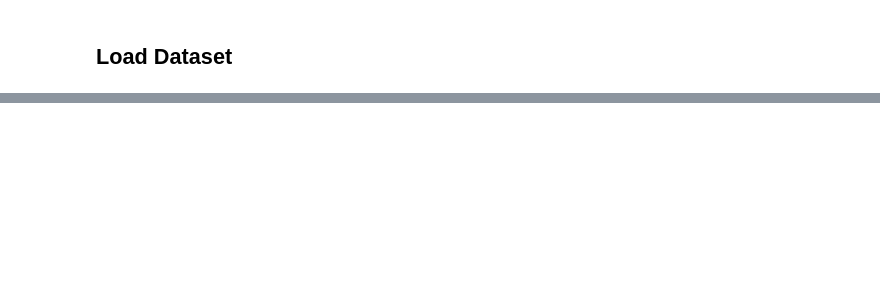
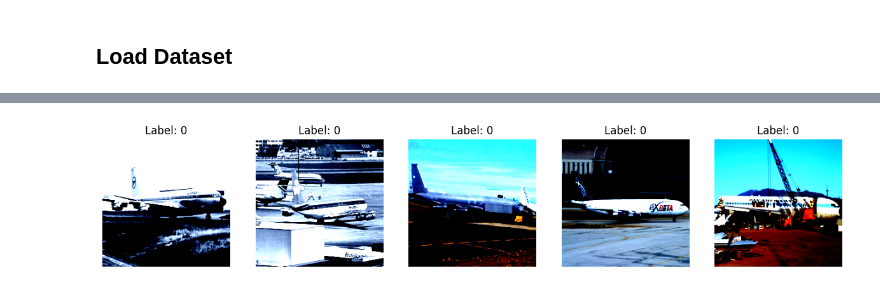
Before and after one commit to avelynkwong/fg-continual-learning, a Jupyter notebook: eda.ipynb, the cells around one changed output, grey strips where cells are left out. Cells and saved outputs as stored; diff of their text form; code cells hidden in the pictures; blank space fills up the shorter version.

```diff
--- a/eda.ipynb
+++ b/eda.ipynb
@@ -13,7 +5,13 @@ from torchvision.datasets import FGVCAircraft
 import torchvision.transforms as transforms
 import matplotlib.pyplot as plt
 
-from utils import RemoveCopyrightBanner
+# Create a custom transform to remove the copyright banner
+class RemoveCopyrightBanner(object):
+    def __call__(self, img):
+        # Get the width and height of the image
+        width, height = img.size
+        # Crop the image to remove the bottom 20 pixels (the copyright banner)
+        return img.crop((0, 0, width, height - 20))
 
 # Define transformation to convert images to tensor
 transform = transforms.Compose([
@@ -49,0 +52 @@ ModuleNotFoundError: No module named 'torchvision'
+[figure, added]
```
Also changed, not shown: parts of 3 cells of this notebook.
